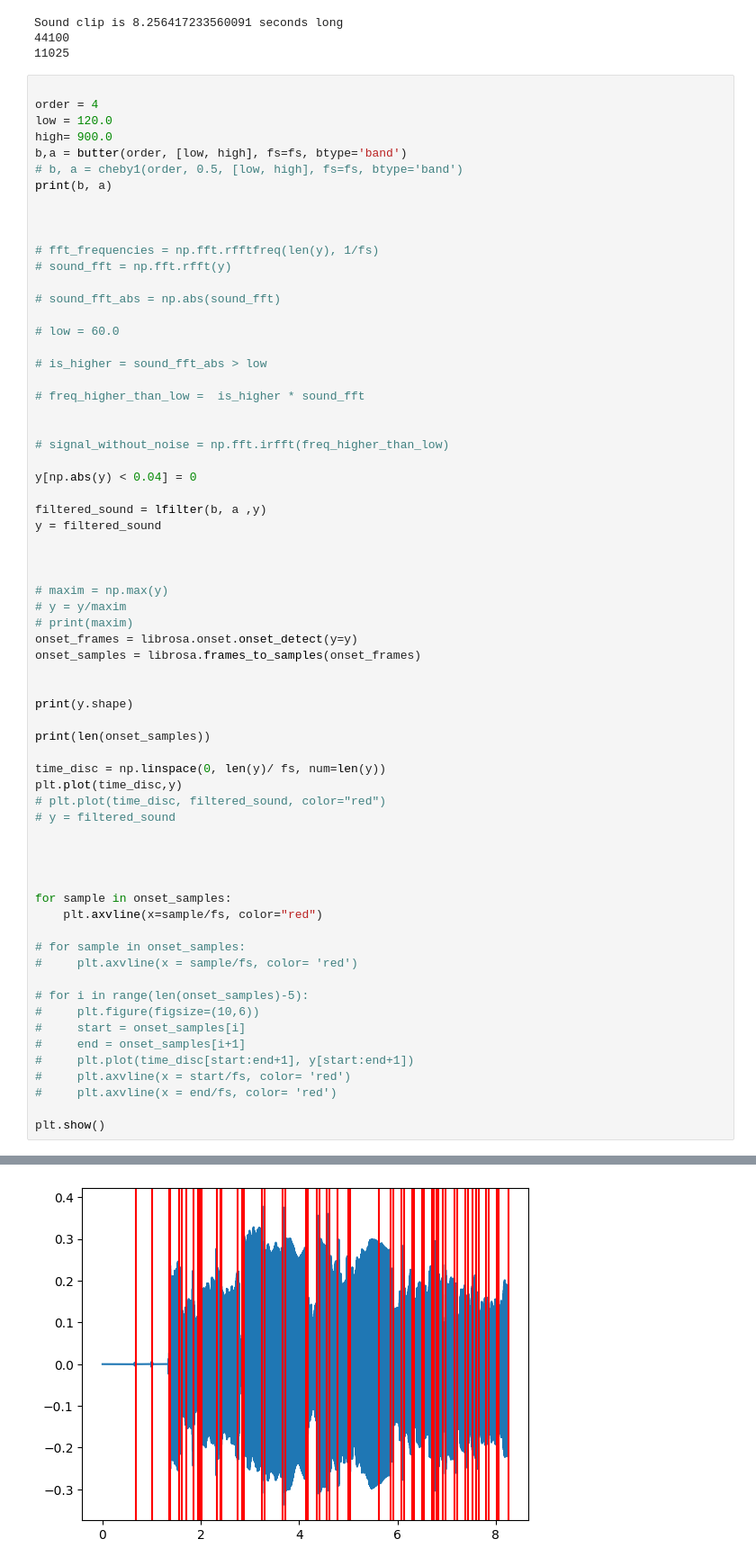
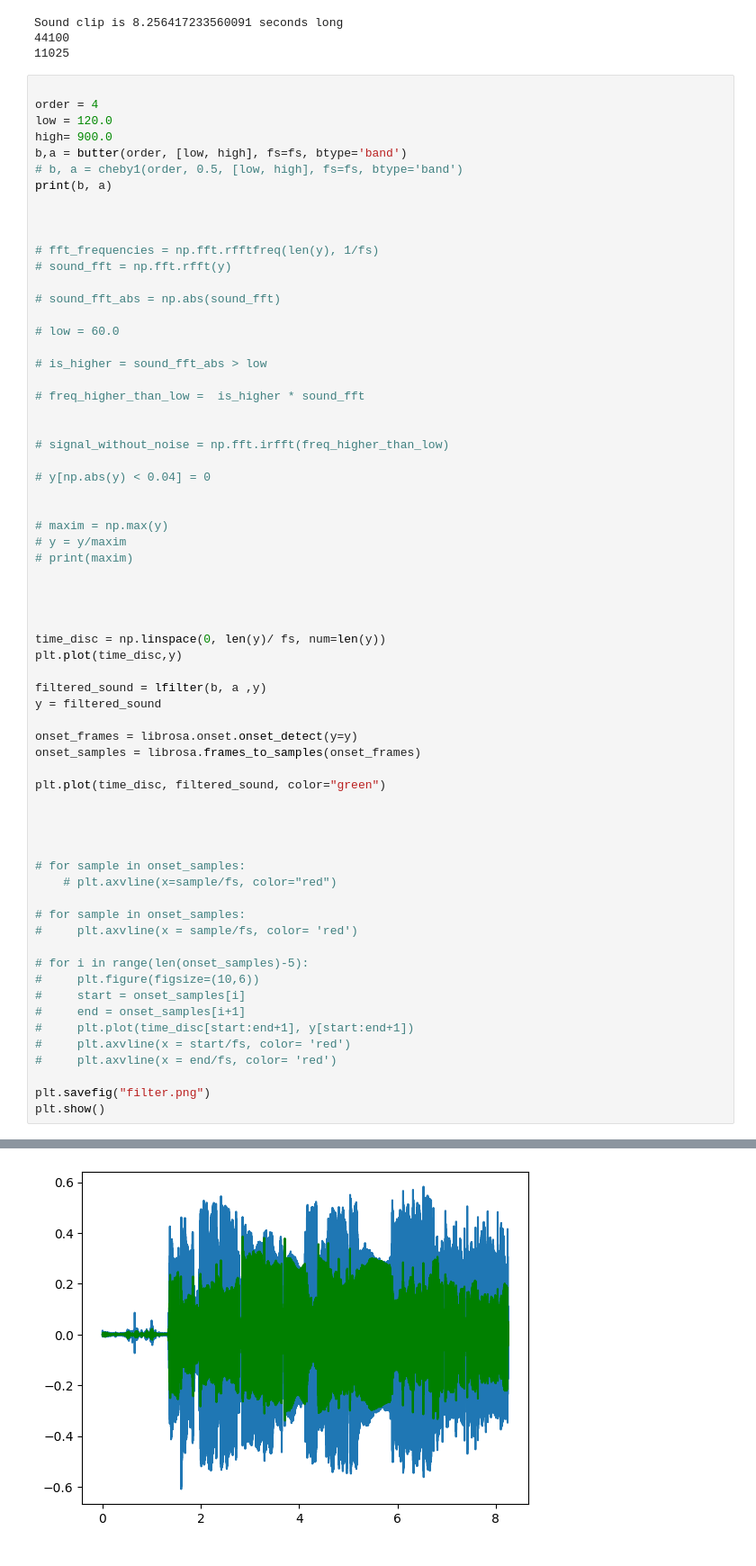
Before and after one commit to Tudor73/Licenta, a Jupyter notebook: test2.ipynb, the cells around one changed output, grey strips where cells are left out. Shown: that part at 90% size. Drawn from its saved outputs; the diff is of its cells as text.

```diff
--- a/test2.ipynb
+++ b/test2.ipynb
@@ -47,34 +47,32 @@ print(b, a)
 
 # signal_without_noise = np.fft.irfft(freq_higher_than_low)
 
-y[np.abs(y) < 0.04] = 0
-
-filtered_sound = lfilter(b, a ,y)
-y = filtered_sound
-
+# y[np.abs(y) < 0.04] = 0
 
 
 # maxim = np.max(y)
 # y = y/maxim
 # print(maxim)
-onset_frames = librosa.onset.onset_detect(y=y)
-onset_samples = librosa.frames_to_samples(onset_frames)
-
-
-print(y.shape)
-
-print(len(onset_samples))
-
-time_disc = np.linspace(0, len(y)/ fs, num=len(y))
-plt.plot(time_disc,y)
-# plt.plot(time_disc, filtered_sound, color="red")
-# y = filtered_sound
 
 
 
 
-for sample in onset_samples:
-    plt.axvline(x=sample/fs, color="red")
+time_disc = np.linspace(0, len(y)/ fs, num=len(y))
+plt.plot(time_disc,y)
+
+filtered_sound = lfilter(b, a ,y)
+y = filtered_sound
+
+onset_frames = librosa.onset.onset_detect(y=y)
+onset_samples = librosa.frames_to_samples(onset_frames)
+
+plt.plot(time_disc, filtered_sound, color="green")
+
+
+
+
+# for sample in onset_samples:
+    # plt.axvline(x=sample/fs, color="red")
 
 # for sample in onset_samples:
 #     plt.axvline(x = sample/fs, color= 'red')
@@ -87,6 +85,7 @@ for sample in onset_samples:
 #     plt.axvline(x = start/fs, color= 'red')
 #     plt.axvline(x = end/fs, color= 'red')
 
+plt.savefig("filter.png")
 plt.show()
 # %% [output]
 [ 8.27780387e-06  0.00000000e+00 -3.31112155e-05  0.00000000e+00
@@ -98,4 +95,4 @@ plt.show()
-[figure, old version]
+[figure, new version]
 # %%
 fft_frequencies = np.fft.rfftfreq(len(y), 1/fs)
 sound_fft = np.fft.rfft(y)
```
Also changed, not shown: parts of 3 cells of this notebook, 7 other files.
